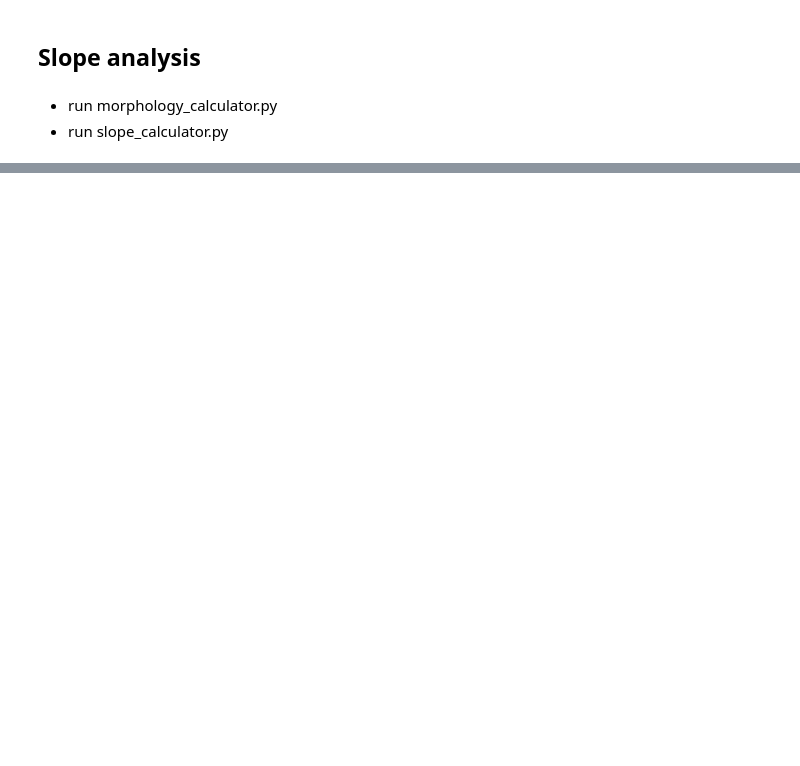
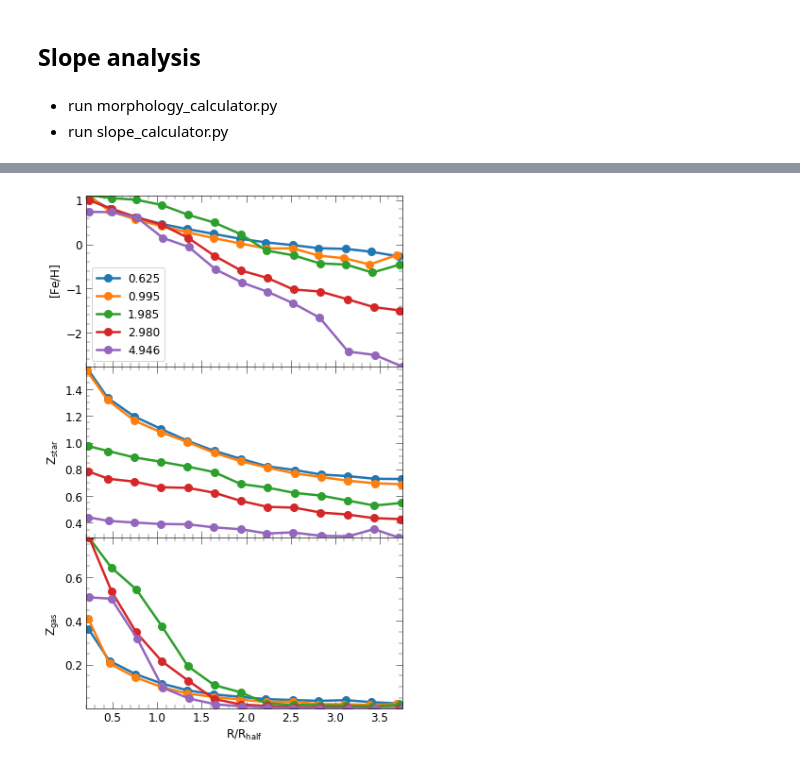
Before and after one commit to ansingh16/hr5_metallicity, a Jupyter notebook: Code/Analysis.ipynb, the cells around one changed output, grey strips where cells are left out. Saved outputs shown, nothing was run; the diff lists cells and outputs as text; code cells hidden in the pictures; blank space fills up the shorter version.

```diff
--- a/Code/Analysis.ipynb
+++ b/Code/Analysis.ipynb
@@ -551,0 +559,87 @@ fig.savefig('../Plots/slope_evolution.pdf')
+# %%
+import pandas as pd
+import HR5_cluster as hr5
+import os
+import matplotlib.pyplot as plt
+plt.style.use('../paper_style.mplstyle')
+import configparser
+# load up the parameter file
+parser = configparser.ConfigParser()
+parser.read('../params.ini')
+
+outdir = parser.get('Paths','outdir')
+galcats = parser.get('Paths','galaxycats')
+morphs = parser.get('Paths','morphs')
+snapdir = parser.get('Paths','snapfiles')
+# get snaps
+snaps = [ int(os.path.splitext(file)[0]) for file in os.listdir(snapdir)if  int(os.path.splitext(file)[0])>50]
+
+fig,ax = plt.subplots(3,1,figsize=(6,10),sharex=True)
+
+vars = {'feh':r'$\rm [Fe/H]$','Zs':r'$\rm Z_{\rm star}$','Zg':r'$\rm Z_{\rm gas}$'}
+
+# define three distinct colors for four curves
+colors = ['#1f77b4', '#ff7f0e', '#2ca02c', '#d62728', '#9467bd', '#8c564b', '#e377c2', '#7f7f7f', '#bcbd22', '#17becf']
+
+ # get snapshot data
+time_df = pd.read_csv('../Data/Time_data.csv')
+time_df.columns = ['snapshot','redshift','LBT','dx']
+time_df.set_index('snapshot',inplace=True)
+
+# redshift you are interested in
+redshifts = [0.625,1,2,3,5]
+
+# get values of snapshots near these redshift
+snaps= [(time_df['redshift']-red).abs().idxmin()for red in redshifts]
+
+redshifts = time_df.loc[snaps]['redshift'].tolist()
+
+
+for i,var in enumerate(vars.keys()):
+
+    if var in ['Zs','Zg']:
+            vari='met'
+    else:
+            vari='feh'
+
+    for j,snap in enumerate(snaps):#sorted(snaps):
+        out = f'{outdir}/Slope_{snap}.json'
+
+        snapm = str(snap).zfill(3)
+        # get only elliptical galaxies
+        morpho = pd.read_csv(f'{morphs}/morphology_{snapm}.csv')
+
+        e_galaxies = morpho[morpho['sersicn']>2.5]
+
+        red = redshifts[j]
+
+        Ana = hr5.Analysis(snap)
+
+        # chech if the json file exists
+        if not os.path.exists(f'{outdir}/Gradient_{vari}_{snap}.json'):
+                Ana.get_slope_data(galids=e_galaxies.ID,clusids=e_galaxies.clusID,rmax=4,rbin_width=0.3,var=f'{vari}',dump='True')
+        else:
+               Ana.get_slope_data(galids=e_galaxies.ID,clusids=e_galaxies.clusID,rmax=4,rbin_width=0.3,var=f'{vari}',dump='False')
+
+        if var in ['Zg','feh']:
+            grad = getattr(Ana, f'median_gradient_{vari}')
+
+            ax[i].plot(grad['median_Rg'],grad[f'median_{var}'],marker='o',markersize=8,label=f'{red:0.3f}',color=colors[j])
+
+            ax[i].set_xlabel(r'$\mathrm{R/R_{\mathrm{half}}}$')
+            ax[i].set_ylabel(f'{vars[var]}')
+
+        else:
+            grad = getattr(Ana, f'median_gradient_{vari}')
+
+            ax[i].plot(grad['median_Rs'],grad[f'median_{var}'],marker='o',markersize=8,label=f'{red:0.3f}',color=colors[j])
+
+            ax[i].set_xlabel(r'$\mathrm{R/R_{\mathrm{half}}}$')
+            ax[i].set_ylabel(f'{vars[var]}')
+
+
+ax[0].legend(loc=3)
+fig.subplots_adjust(hspace=0)
+fig.savefig('../Plots/metal_evolution.png',bbox_inches='tight')
+# %% [output]
+[figure, added]
```
Also changed, not shown: parts of 7 cells of this notebook, 8 other files.
